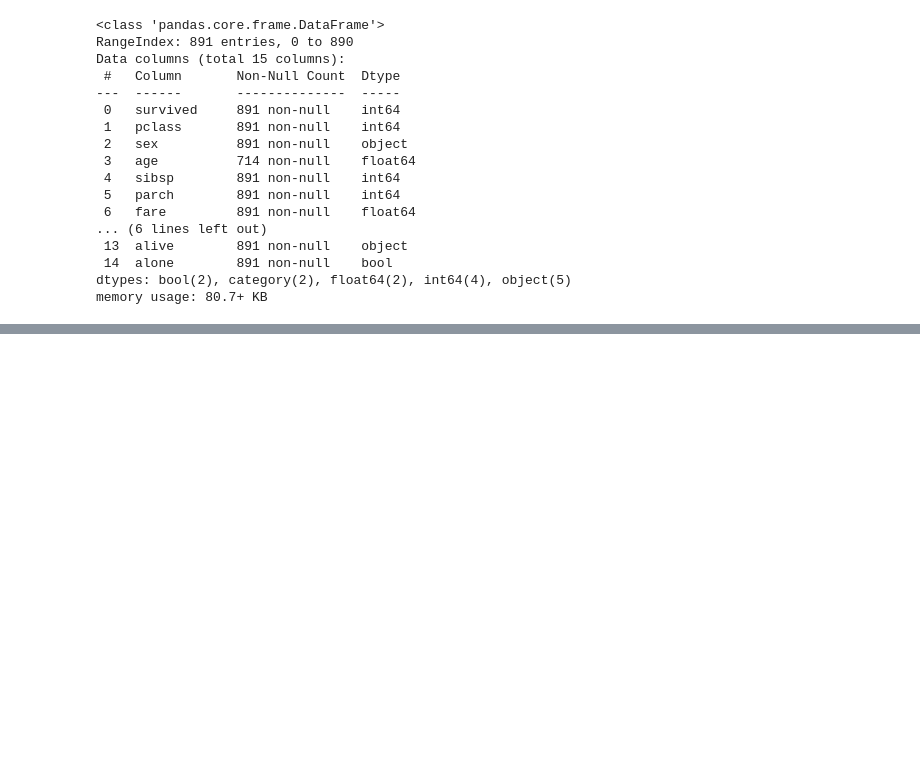
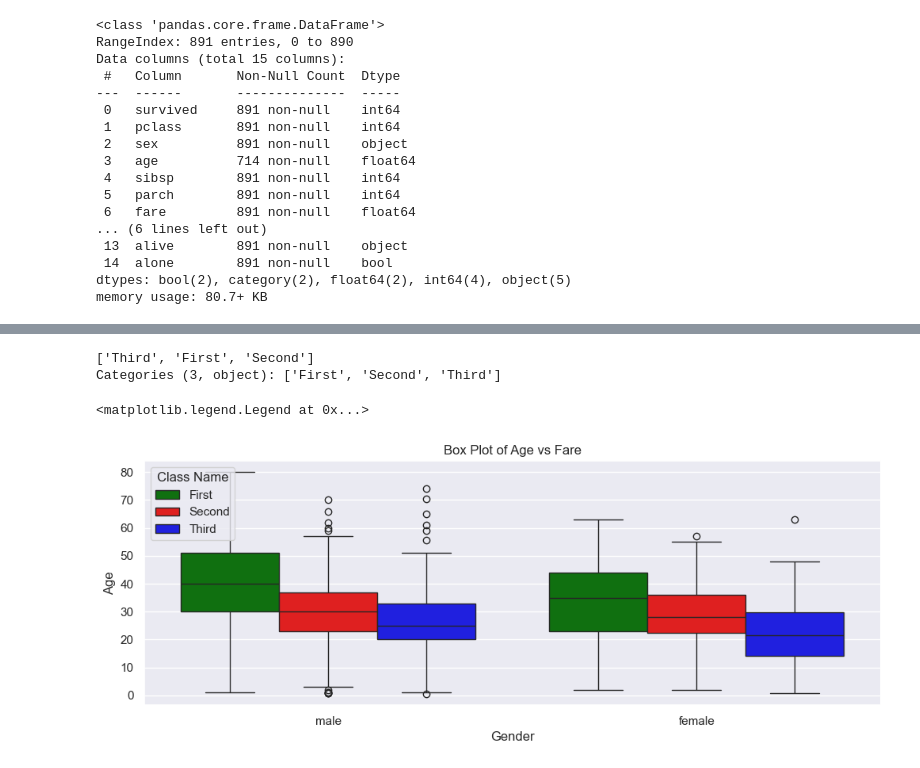
Before and after one commit to MotsimAslam/Pandas-Practice, a Jupyter notebook: 07_plotting_seabor.ipynb, the cells around one changed output, grey strips where cells are left out. Drawn from its saved outputs; the diff is of its cells as text; code cells hidden in the pictures; blank space fills up the shorter version.

Commit message:
third commit

```diff
--- a/07_plotting_seabor.ipynb
+++ b/07_plotting_seabor.ipynb
@@ -70,0 +94,25 @@ Text(0.5, 1.0, 'Scatter Plot of Age vs Fare')
+# %%
+pd.unique(df['class'])
+# %% [output]
+['Third', 'First', 'Second']
+Categories (3, object): ['First', 'Second', 'Third']
+# %%
+# Box plot
+sns.set_theme(style='darkgrid')
+# Box plot size of figure size
+plt.figure(figsize=(12,4)) # a4 page size 16:9
+
+# change the scatter point colors
+palette={'First':'green', 'Second':'red', 'Third':'blue'}
+sns.boxplot(data=df,x='sex',y='age',hue='class',palette=palette)
+#Labels
+plt.xlabel('Gender')
+plt.ylabel('Age')
+plt.title('Box Plot of Age vs Fare')
+##plt.savefig('./output/pictures/Scatter Plot of Age vs Fare.png', dpi=300)
+
+# change legend position
+plt.legend(loc= 'upper left', title='Class Name')
+# %% [output]
+<matplotlib.legend.Legend at 0x...>
+[figure, added]
```
Also changed, not shown: parts of 6 cells of this notebook, 1 other file.
